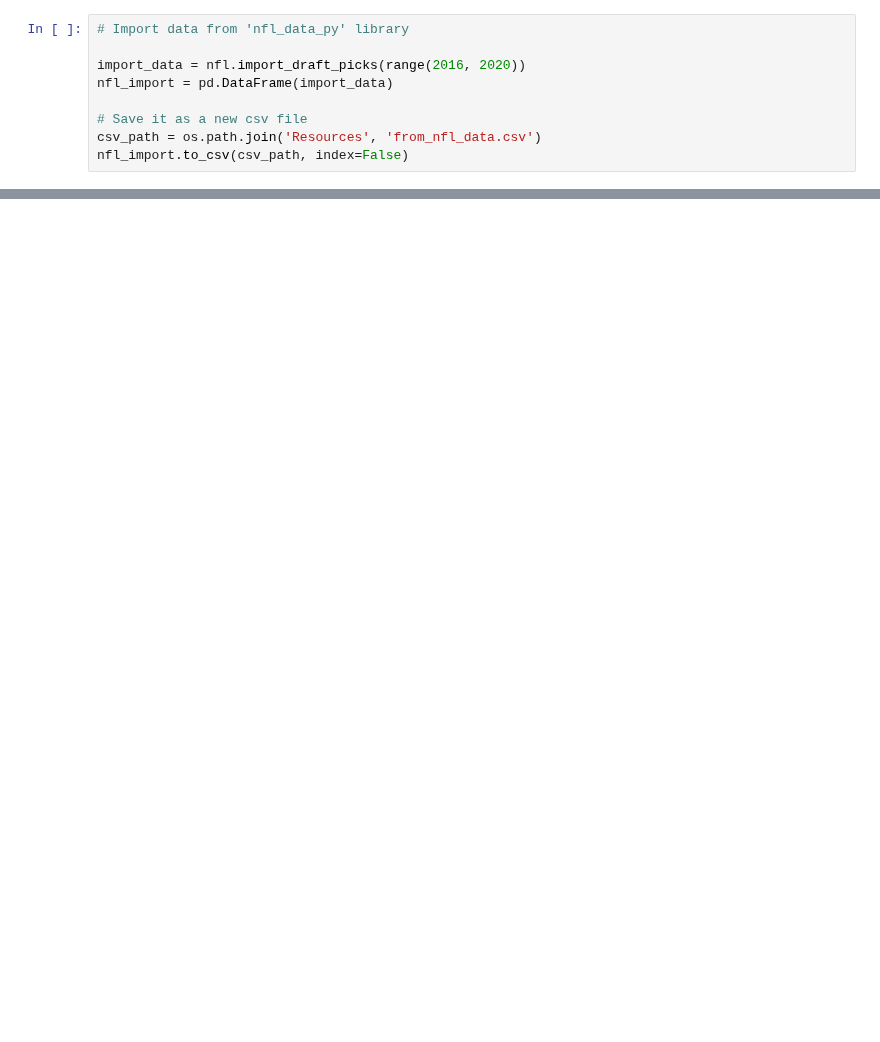
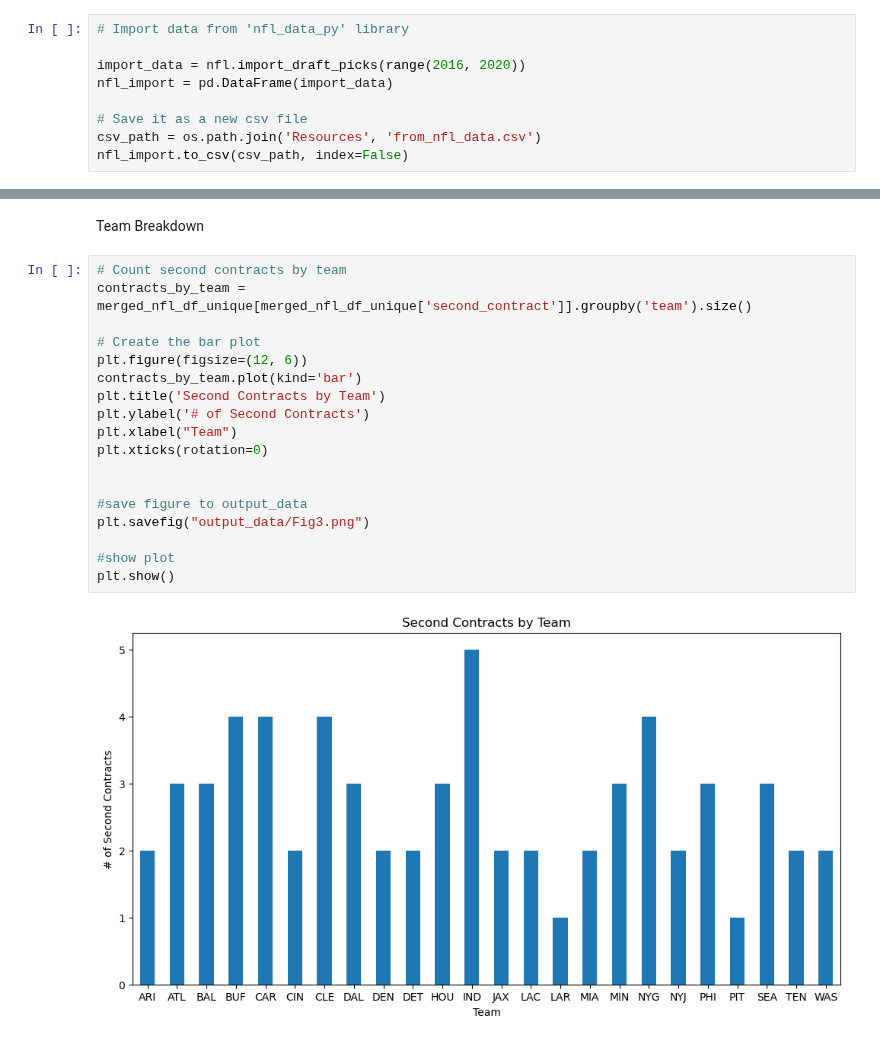
Before and after one commit to maslla100/NFL-Draft-Trends-, a Jupyter notebook: NFL_project.ipynb, the cells around one changed output, grey strips where cells are left out. Drawn from its saved outputs; the diff is of its cells as text; blank space fills up the shorter version.

```diff
--- a/NFL_project.ipynb
+++ b/NFL_project.ipynb
@@ -67,0 +264,22 @@ players_stats.head()
+# %% [markdown]
+Team Breakdown
+# %%
+# Count second contracts by team
+contracts_by_team = merged_nfl_df_unique[merged_nfl_df_unique['second_contract']].groupby('team').size()
+
+# Create the bar plot
+plt.figure(figsize=(12, 6))
+contracts_by_team.plot(kind='bar')
+plt.title('Second Contracts by Team')
+plt.ylabel('# of Second Contracts')
+plt.xlabel("Team")
+plt.xticks(rotation=0)
+
+
+#save figure to output_data
+plt.savefig("output_data/Fig3.png")
+
+#show plot
+plt.show()
+# %% [output]
+[figure, added]
```
Also changed, not shown: parts of 31 cells of this notebook.
